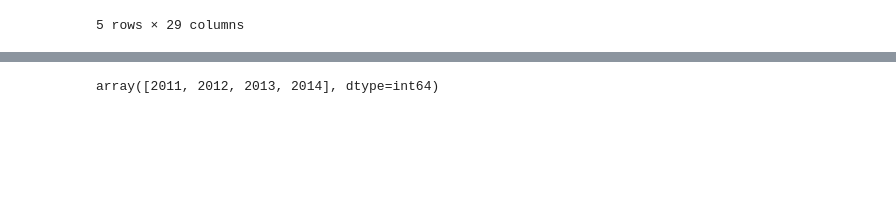
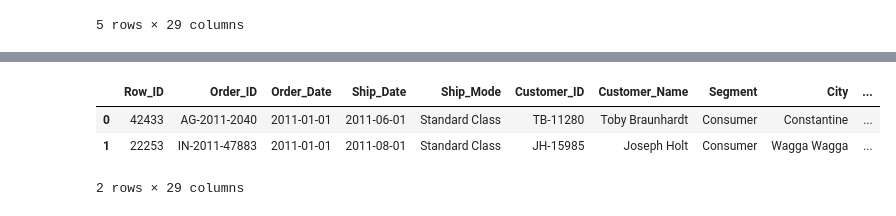
Before and after one commit to rubadhanaraj/Final_project, a Jupyter notebook: superstore_sales_EDA.ipynb, the cells around one changed output, grey strips where cells are left out. Cells and saved outputs as stored; diff of their text form; code cells hidden in the pictures; blank space fills up the shorter version.

```diff
--- a/superstore_sales_EDA.ipynb
+++ b/superstore_sales_EDA.ipynb
@@ -177,6 +199,6 @@ superstore_df.head()
 | 4 | 22255 | IN-2011-47883 | 2011-01-01 | 2011-08-01 | Standard Class | JH-15985 | Joseph Holt | Consumer | Wagga Wagga | ... |
 5 rows × 25 columns
 # %%
-# Extract month and year from order date column for further analysis
-superstore_df['Month_Year'] = superstore_df["Order Date"].dt.to_period('M')
-superstore_df.head()
+# # Extract month and year from order date column for further analysis
+# superstore_df['Month_Year'] = superstore_df["Order Date"].dt.to_period('M')
+# superstore_df.head()
@@ -190,0 +205,4 @@ superstore_df.head()
+# %%
+#Extract month and year from order date column for further analysis
+superstore_df['Month'] = superstore_df["Order Date"].dt.month
+superstore_df.head()
@@ -212,8 +238,8 @@ superstore_df.head()
 | 4 | 22255 | IN-2011-47883 | 2011-01-01 | 2011-08-01 | Standard Class | JH-15985 | Joseph Holt | Consumer | Wagga Wagga | ... |
 5 rows × 28 columns
 # %%
-# Create a new column for cost price per unit
-superstore_df["Cost Price Per Unit"]= superstore_df.apply(lambda x: (x["Sales"]-x["Profit"])/x["Quantity"], axis=1)
+# Create a new column for cost price
+superstore_df["Cost Price"]= superstore_df.apply(lambda x: (x["Sales"]-x["Profit"]), axis=1)
 superstore_df.head()
 # %% [output]
 |  | Row ID | Order ID | Order Date | Ship Date | Ship Mode | Customer ID | Customer Name | Segment | City | ... |
@@ -223,3 +249,7 @@ superstore_df.head()
 | 3 | 11731 | IT-2011-3647632 | 2011-01-01 | 2011-05-01 | Second Class | EM-14140 | Eugene Moren | Home Office | Stockholm | ... |
 | 4 | 22255 | IN-2011-47883 | 2011-01-01 | 2011-08-01 | Standard Class | JH-15985 | Joseph Holt | Consumer | Wagga Wagga | ... |
 5 rows × 29 columns
+# %%
+# Calculate profit percentage
+superstore_df["Profit %"] = superstore_df["Profit"]*100
+superstore_df.head()
@@ -307 +308,15 @@ Index(['Row ID', 'Order ID', 'Order Date', 'Ship Date', 'Ship Mode',
       dtype='object')
+# %%
+superstore_df= superstore_df.rename({'Row ID': 'Row_ID', 'Order ID': 'Order_ID','Order Date':'Order_Date','Ship Date ':'Ship_Date',
+                   'Ship Mode':'Ship_Mode','Customer ID':'Customer_ID','Customer Name':'Customer_Name','State':'States',
+                   'Product ID':'Product_ID','Category ': 'Category','Sub-Category':'Sub_Category',
+                   'Product Name':'Product_Name', 'Discount':'Discount_dollars','Shipping Cost':'Shipping_Cost',
+                    'Order Priority':'Order_Priority','Year':'Years','Month':'Months','Selling Price Per Unit': 'Per_Unit_Selling_Price',
+                      'Cost Price':'Cost_Price', 'Profit %':'Profit_Percentage'
+                  }, axis='columns')
+superstore_df.head(2)
+# %% [output]
+|  | Row_ID | Order_ID | Order_Date | Ship_Date | Ship_Mode | Customer_ID | Customer_Name | Segment | City | ... |
+| 0 | 42433 | AG-2011-2040 | 2011-01-01 | 2011-06-01 | Standard Class | TB-11280 | Toby Braunhardt | Consumer | Constantine | ... |
+| 1 | 22253 | IN-2011-47883 | 2011-01-01 | 2011-08-01 | Standard Class | JH-15985 | Joseph Holt | Consumer | Wagga Wagga | ... |
+2 rows × 29 columns
@@ -323,8 +341,3 @@ superstore_df.to_csv("Resources/cleaned_superstore_master.csv")
 # reader = csv.DictReader( csvfile, fieldnames)
 # out = json.dumps( [ row for row in reader ] )
 # jsonfile.write(out)
-# %%
-# Check the unique values in year column
-us_sales_df["Year"].unique()
-# %% [output]
-array([2011, 2012, 2013, 2014], dtype=int64)
```
Also changed, not shown: parts of 21 cells of this notebook, 2 other files.
